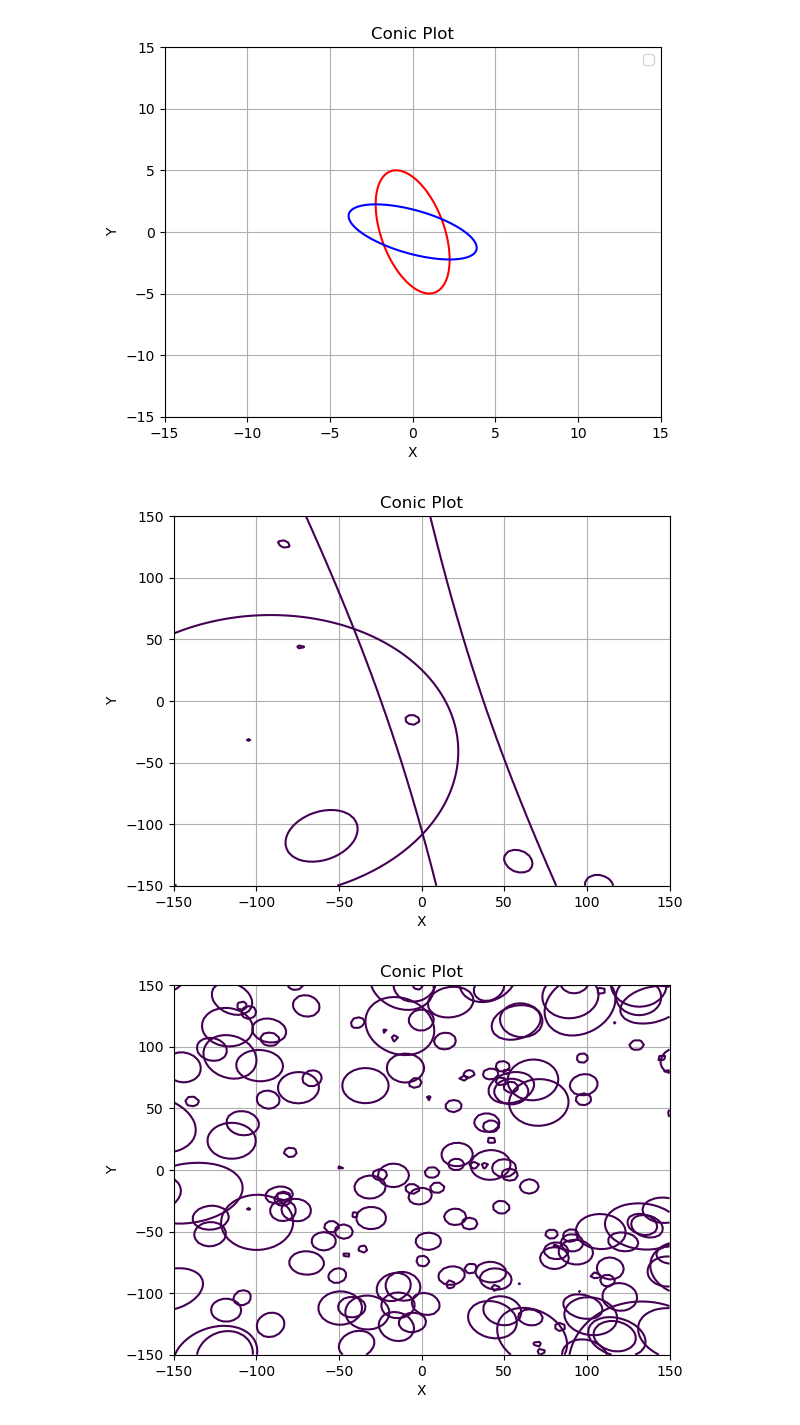
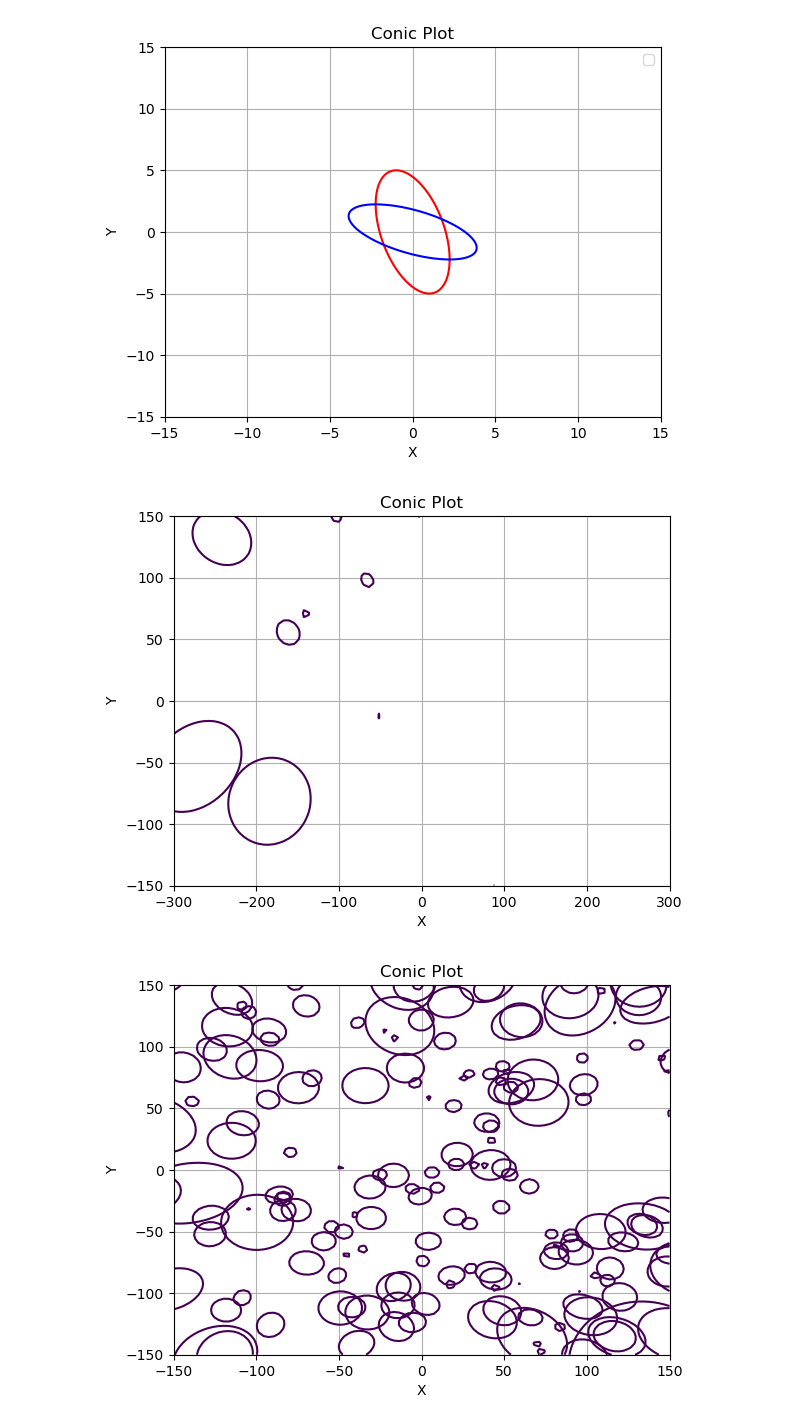
Before and after one commit to francescouni0/Online-Monitoring, a Jupyter notebook: ImageReconCompton.ipynb, the cells around one changed output. Cells and saved outputs as stored; diff of their text form; code cells hidden in the pictures.

```diff
--- a/ImageReconCompton.ipynb
+++ b/ImageReconCompton.ipynb
@@ -4,7 +4,7 @@ import matplotlib.pyplot as plt
 import numpy as np
 
 # Open the ROOT file and get the TTree
-file = uproot.open("dati/compton/high/Hits.root")
+file = uproot.open("dati/newCompton/Hits.root")
 tree = file["Hits"]
 
 # Get the data as a Pandas DataFrame
@@ -159,7 +159,7 @@ prendere posizioni su abs e scatt e creare asse cono
 import pandas as pd
 data["energy"]=data["energy"]*1000
 # Read CSV file into a DataFrame
-csv_file_path = 'dati/compton/gamma_entering_particles.csv'
+csv_file_path = 'dati/newCompton/gamma_entering_particles.csv'
 df_csv = pd.read_csv(csv_file_path, delimiter=',', header=None, names=['Energy_csv', 'X_csv', 'Y_csv', 'Z_csv', 'evt'])
 df_csv['Energy_csv'] = df_csv['Energy_csv']/100
 
@@ -311,35 +311,35 @@ def plot_conics(merged_df, num_conics):
         conics_params.append(conic_params)
 
     # Generate X and Y values
-    X = np.linspace(-150, 150, 100)
+    X = np.linspace(-300, 300, 100)
     Y = np.linspace(-150, 150, 100)
     X, Y = np.meshgrid(X, Y)
 
     # Plot the conics using a for loop
     for conic_params in conics_params[:num_conics]:
         x, y, z = conic_params["center"]
         n1, n2, n3 = conic_params["coefficients"]
         theta = conic_params["angle"]
         zp = conic_params["zp"]
 
         # Conic equation
         equation = ((n1 * (X - x) + n2 * (Y - y) + n3 * (zp - z))**2) - (np.cos(theta)**2) * ((X - x)**2 + (Y - y)**2 + (zp - z)**2)
 
         # Plot the conic
         plt.contour(X, Y, equation,levels=[10])
 
     # Additional plot settings
     plt.xlabel('X')
     plt.ylabel('Y')
     plt.title('Conic Plot')
     plt.grid(True)
     plt.show()
 
 # Specify the number of conics to draw
 num_conics_to_draw = 30  # Adjust as needed
 plot_conics(merged_df, num_conics_to_draw)
 # %% [output]
-[figure, old version]
+[figure, new version]
 # %%
 
 
```
Also changed, not shown: parts of 6 cells of this notebook, 6 other files.
